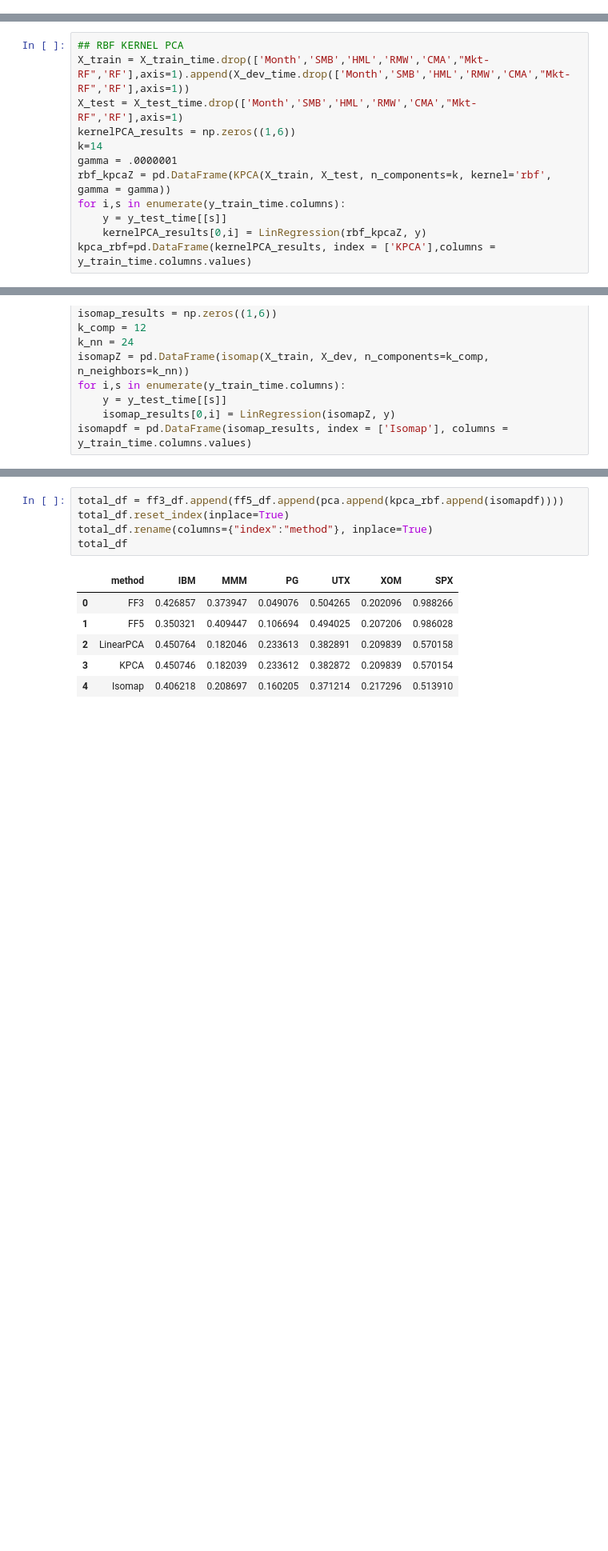
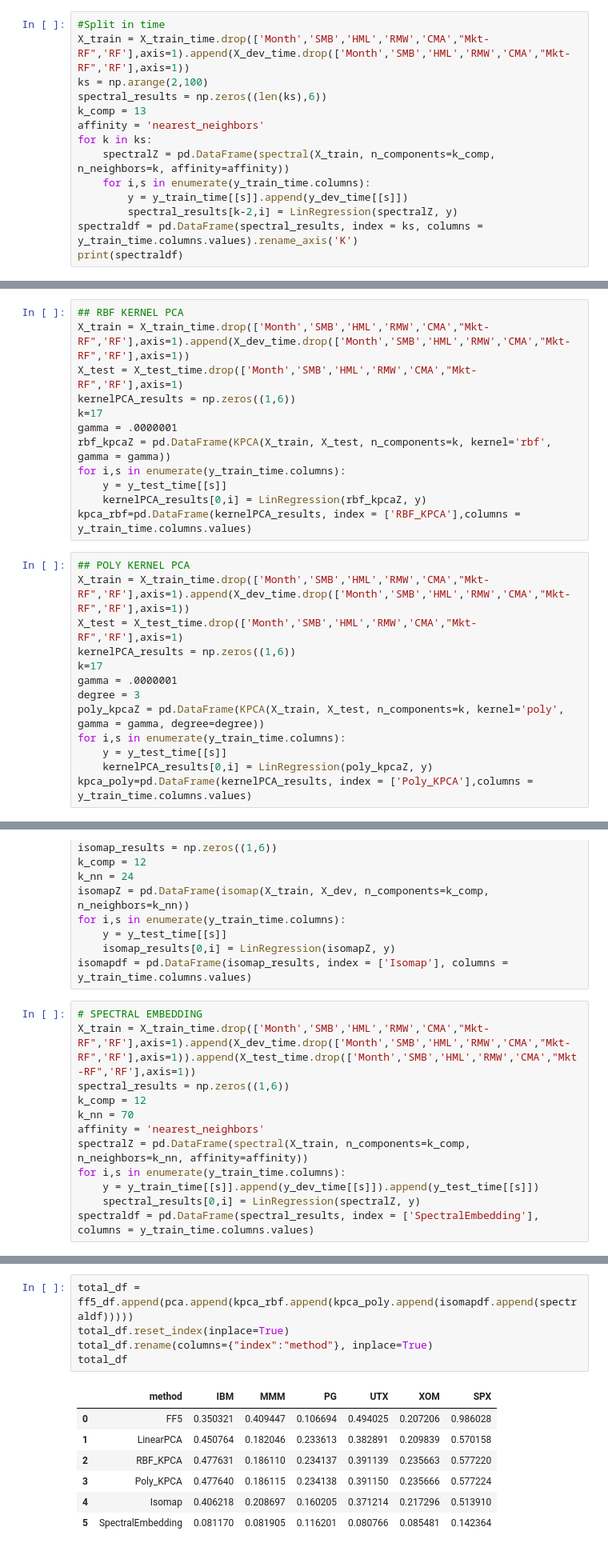
Before and after one commit to jgdenby/PortfolioFactorAnalysis, a Jupyter notebook: PortfolioFactorAnalysis.ipynb, the cells around one changed output, grey strips where cells are left out. Shown at 80% size. Drawn from its saved outputs; the diff is of its cells as text; blank space fills up the shorter version.

```diff
--- a/PortfolioFactorAnalysis.ipynb
+++ b/PortfolioFactorAnalysis.ipynb
@@ -1058,0 +1147,14 @@ plt.savefig('spectral_tune.png')
+# %%
+#Split in time
+X_train = X_train_time.drop(['Month','SMB','HML','RMW','CMA',"Mkt-RF",'RF'],axis=1).append(X_dev_time.drop(['Month','SMB','HML','RMW','CMA',"Mkt-RF",'RF'],axis=1))
+ks = np.arange(2,100)
+spectral_results = np.zeros((len(ks),6))
+k_comp = 13
+affinity = 'nearest_neighbors'
+for k in ks:
+    spectralZ = pd.DataFrame(spectral(X_train, n_components=k_comp, n_neighbors=k, affinity=affinity))
+    for i,s in enumerate(y_train_time.columns):
+        y = y_train_time[[s]].append(y_dev_time[[s]])
+        spectral_results[k-2,i] = LinRegression(spectralZ, y)
+spectraldf = pd.DataFrame(spectral_results, index = ks, columns = y_train_time.columns.values).rename_axis('K')
+print(spectraldf)
@@ -1132,13 +1262,26 @@ pca = pd.DataFrame(linPCA_results,index = ['LinearPCA'], columns = y_test_time.c
 X_train = X_train_time.drop(['Month','SMB','HML','RMW','CMA',"Mkt-RF",'RF'],axis=1).append(X_dev_time.drop(['Month','SMB','HML','RMW','CMA',"Mkt-RF",'RF'],axis=1))
 X_test = X_test_time.drop(['Month','SMB','HML','RMW','CMA',"Mkt-RF",'RF'],axis=1)
 kernelPCA_results = np.zeros((1,6))
-k=14
+k=17
 gamma = .0000001
 rbf_kpcaZ = pd.DataFrame(KPCA(X_train, X_test, n_components=k, kernel='rbf', gamma = gamma))
 for i,s in enumerate(y_train_time.columns):
     y = y_test_time[[s]]
     kernelPCA_results[0,i] = LinRegression(rbf_kpcaZ, y)
-kpca_rbf=pd.DataFrame(kernelPCA_results, index = ['KPCA'],columns = y_train_time.columns.values)
+kpca_rbf=pd.DataFrame(kernelPCA_results, index = ['RBF_KPCA'],columns = y_train_time.columns.values)
+# %%
+## POLY KERNEL PCA
+X_train = X_train_time.drop(['Month','SMB','HML','RMW','CMA',"Mkt-RF",'RF'],axis=1).append(X_dev_time.drop(['Month','SMB','HML','RMW','CMA',"Mkt-RF",'RF'],axis=1))
+X_test = X_test_time.drop(['Month','SMB','HML','RMW','CMA',"Mkt-RF",'RF'],axis=1)
+kernelPCA_results = np.zeros((1,6))
+k=17
+gamma = .0000001
+degree = 3
+poly_kpcaZ = pd.DataFrame(KPCA(X_train, X_test, n_components=k, kernel='poly', gamma = gamma, degree=degree))
+for i,s in enumerate(y_train_time.columns):
+    y = y_test_time[[s]]
+    kernelPCA_results[0,i] = LinRegression(poly_kpcaZ, y)
+kpca_poly=pd.DataFrame(kernelPCA_results, index = ['Poly_KPCA'],columns = y_train_time.columns.values)
 # %%
 # ISOMAP
 X_train = X_train_time.drop(['Month','SMB','HML','RMW','CMA',"Mkt-RF",'RF'],axis=1).append(X_dev_time.drop(['Month','SMB','HML','RMW','CMA',"Mkt-RF",'RF'],axis=1))
@@ -1151,6 +1294,18 @@ for i,s in enumerate(y_train_time.columns):
     y = y_test_time[[s]]
     isomap_results[0,i] = LinRegression(isomapZ, y)
 isomapdf = pd.DataFrame(isomap_results, index = ['Isomap'], columns = y_train_time.columns.values)
+# %%
+# SPECTRAL EMBEDDING
+X_train = X_train_time.drop(['Month','SMB','HML','RMW','CMA',"Mkt-RF",'RF'],axis=1).append(X_dev_time.drop(['Month','SMB','HML','RMW','CMA',"Mkt-RF",'RF'],axis=1)).append(X_test_time.drop(['Month','SMB','HML','RMW','CMA',"Mkt-RF",'RF'],axis=1))
+spectral_results = np.zeros((1,6))
+k_comp = 12
+k_nn = 70
+affinity = 'nearest_neighbors'
+spectralZ = pd.DataFrame(spectral(X_train, n_components=k_comp, n_neighbors=k_nn, affinity=affinity))
+for i,s in enumerate(y_train_time.columns):
+    y = y_train_time[[s]].append(y_dev_time[[s]]).append(y_test_time[[s]])
+    spectral_results[0,i] = LinRegression(spectralZ, y)
+spectraldf = pd.DataFrame(spectral_results, index = ['SpectralEmbedding'], columns = y_train_time.columns.values)
 # %%
 #FAMA FRENCH 3 FACTORS
 X_train = X_train_time[['SMB','HML','Mkt-RF']].append(X_dev_time[['SMB','HML','Mkt-RF']])
@@ -1172,14 +1327,15 @@ for i,s in enumerate(y_train_time.columns):
     ff5[0,i] = LinRegression(X_train, y_train,dev = True, X_test = X_dev, y_test = y)
 ff5_df = pd.DataFrame(ff5, index = ['FF5'],columns = y_train_time.columns.values)
 # %%
-total_df = ff3_df.append(ff5_df.append(pca.append(kpca_rbf.append(isomapdf))))
+total_df = ff5_df.append(pca.append(kpca_rbf.append(kpca_poly.append(isomapdf.append(spectraldf)))))
 total_df.reset_index(inplace=True)
 total_df.rename(columns={"index":"method"}, inplace=True)
 total_df
 # %% [output]
 |  | method | IBM | MMM | PG | UTX | XOM | SPX |
-| 0 | FF3 | 0.426857 | 0.373947 | 0.049076 | 0.504265 | 0.202096 | 0.988266 |
-| 1 | FF5 | 0.350321 | 0.409447 | 0.106694 | 0.494025 | 0.207206 | 0.986028 |
-| 2 | LinearPCA | 0.450764 | 0.182046 | 0.233613 | 0.382891 | 0.209839 | 0.570158 |
-| 3 | KPCA | 0.450746 | 0.182039 | 0.233612 | 0.382872 | 0.209839 | 0.570154 |
+| 0 | FF5 | 0.350321 | 0.409447 | 0.106694 | 0.494025 | 0.207206 | 0.986028 |
+| 1 | LinearPCA | 0.450764 | 0.182046 | 0.233613 | 0.382891 | 0.209839 | 0.570158 |
+| 2 | RBF_KPCA | 0.477631 | 0.186110 | 0.234137 | 0.391139 | 0.235663 | 0.577220 |
+| 3 | Poly_KPCA | 0.477640 | 0.186115 | 0.234138 | 0.391150 | 0.235666 | 0.577224 |
 | 4 | Isomap | 0.406218 | 0.208697 | 0.160205 | 0.371214 | 0.217296 | 0.513910 |
+| 5 | SpectralEmbedding | 0.081170 | 0.081905 | 0.116201 | 0.080766 | 0.085481 | 0.142364 |
```
Also changed, not shown: parts of 16 cells of this notebook, 50 other files.
